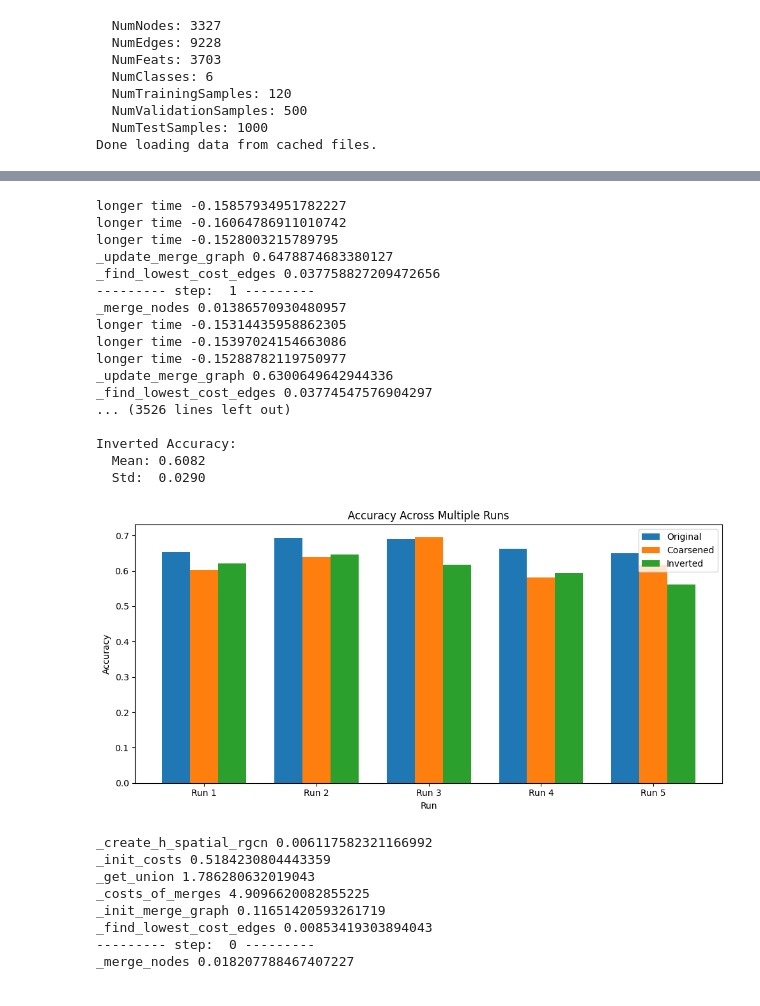
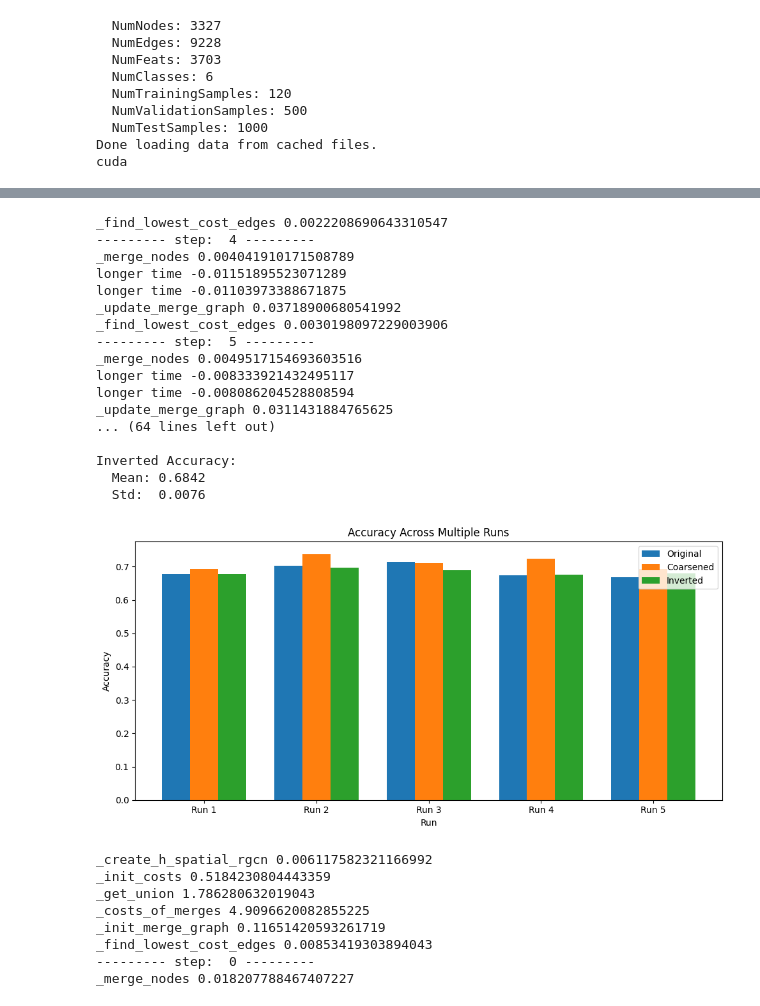
Before and after one commit to Robino-CK/convolution-matching, a Jupyter notebook: test_citeer_acc_mult.ipynb, the cells around one changed output, grey strips where cells are left out. Saved outputs shown, nothing was run; the diff lists cells and outputs as text; code cells hidden in the pictures.

```diff
--- a/test_citeer_acc_mult.ipynb
+++ b/test_citeer_acc_mult.ipynb
@@ -8,6 +9,10 @@ from Models.GNNs.HGCN import HeteroGCNCiteer
 # %%
 dataset = Citeseer()
 original_graph = dataset.load_graph()
+
+device = torch.device('cuda' if torch.cuda.is_available() else 'cpu')
+original_graph = original_graph.to(device=device)
+print(device)
 # %% [output]
   NumNodes: 3327
   NumEdges: 9228
@@ -17,6 +22,7 @@ original_graph = dataset.load_graph()
   NumValidationSamples: 500
   NumTestSamples: 1000
 Done loading data from cached files.
+cuda
 # %%
 # 2. Utility: create train/val/test indices and corresponding labels
 
@@ -48,9 +54,9 @@ def get_splits_and_labels(hetero_graph, ntype='paper',train_ratio=0.1, val_ratio
     val_indices = indices[train_size:train_size + val_size]
     test_indices = indices[train_size + val_size:]
 
-    train_mask = torch.zeros(num_papers, dtype=torch.bool)
-    val_mask = torch.zeros(num_papers, dtype=torch.bool)
-    test_mask = torch.zeros(num_papers, dtype=torch.bool)
+    train_mask = torch.zeros(num_papers, dtype=torch.bool, device=device)
+    val_mask = torch.zeros(num_papers, dtype=torch.bool, device=device)
+    test_mask = torch.zeros(num_papers, dtype=torch.bool, device=device)
 
     train_mask[train_indices] = True
     val_mask[val_indices] = True
@@ -80,7 +86,7 @@ def get_splits_and_labels(hetero_graph, ntype='paper',train_ratio=0.1, val_ratio
     }
 
 # Example usage:
-data_splits_orig = get_splits_and_labels(original_graph)
+#data_splits_orig = get_splits_and_labels(original_graph)
 # %%
 import torch
 import torch.nn.functional as F
@@ -93,6 +99,7 @@ def run_multiple_experiments(original_graph, coarsend_graph, mapping, get_splits
     original_accuracies = []
     coarsened_accuracies = []
     inverted_accuracies = []
+
 
     for run in range(num_runs):
         print(f"\n========== Run {run+1} ==========\n")
@@ -118,8 +125,11 @@ def run_multiple_experiments(original_graph, coarsend_graph, mapping, get_splits
                                      out_dim=6, rel_names=original_graph.etypes)
         optimizer_original = torch.optim.Adam(model_original.parameters(), lr=0.01, weight_decay=5e-4)
 
+        model_coarsened = model_original.to(device=device)
+
         model_coarsened = model_class(in_dim=feat_coar[target_node_type].shape[1], hidden_dim=64,
                                       out_dim=6, rel_names=original_graph.etypes)
+        model_coarsened = model_coarsened.to(device=device)
         optimizer_coarsened = torch.optim.Adam(model_coarsened.parameters(), lr=0.01, weight_decay=5e-4)
 
         def train(model, graph, feats, labels, train_idx, optimizer):
@@ -200,22 +210,22 @@ def run_multiple_experiments(original_graph, coarsend_graph, mapping, get_splits
     plt.tight_layout()
     plt.show()
 # %%
-coarsener =  HeteroCoarsener(None,original_graph, 0.1, num_nearest_per_etype=200, num_nearest_neighbors=200,pairs_per_level=10, is_neighboring_h=True, is_adj=True) #, device="cpu"
-
+coarsener =  HeteroCoarsener(None,original_graph, 0.1, num_nearest_per_etype=10, num_nearest_neighbors=10,pairs_per_level=10, is_neighboring_h=True, is_adj=True) #, device="cpu"
+torch.cuda.empty_cache()
 #coarsener = HeteroCoarsener(None,original_graph, 0.1, num_nearest_per_etype=30, num_nearest_neighbors=30,pairs_per_level=10, is_neighboring_h= False) #
 coarsener.init_step()
 isNewMerges = True
-for i in range(1000):
+for i in range(10):
     if not isNewMerges:
         break
     print("--------- step: " , i , "---------" )
     isNewMerges = coarsener.iteration_step()
 
 coarsend_graph = coarsener.get_coarsend_graph()
-coarsend_graph = coarsend_graph.cpu()
+#coarsend_graph = coarsend_graph.cpu()
 mapping = coarsener.get_mapping("paper")
 labels = coarsener._get_labels(mapping, "paper")
-coarsend_graph.nodes["paper"].data["label"] = torch.tensor([labels[i] for i in range(len(labels))])
+coarsend_graph.nodes["paper"].data["label"] = torch.tensor([labels[i] for i in range(len(labels))], device=device)
 print("ratio", coarsend_graph.num_nodes()/ original_graph.num_nodes() )
 
 run_multiple_experiments(
@@ -239,21 +258,21 @@ _merge_nodes 0.01822662353515625
-longer time -0.15857934951782227
-longer time -0.16064786911010742
-longer time -0.1528003215789795
-_update_merge_graph 0.6478874683380127
-_find_lowest_cost_edges 0.037758827209472656
---------- step:  1 ---------
-_merge_nodes 0.01386570930480957
-longer time -0.15314435958862305
-longer time -0.15397024154663086
-longer time -0.15288782119750977
-_update_merge_graph 0.6300649642944336
-_find_lowest_cost_edges 0.03774547576904297
-... (3526 lines left out)
+_find_lowest_cost_edges 0.0022208690643310547
+--------- step:  4 ---------
+_merge_nodes 0.004041910171508789
+longer time -0.01151895523071289
+longer time -0.01103973388671875
+_update_merge_graph 0.03718900680541992
+_find_lowest_cost_edges 0.0030198097229003906
+--------- step:  5 ---------
+_merge_nodes 0.0049517154693603516
+longer time -0.008333921432495117
+longer time -0.008086204528808594
+_update_merge_graph 0.0311431884765625
+... (64 lines left out)
 
 Inverted Accuracy:
-  Mean: 0.6082
-  Std:  0.0290
+  Mean: 0.6842
+  Std:  0.0076
-[figure, old version]
+[figure, new version]
 # %%
 
 coarsener = HeteroCoarsener(None,original_graph, 0.1, num_nearest_per_etype=100, num_nearest_neighbors=100,pairs_per_level=10) #
```
Also changed, not shown: parts of 2 cells of this notebook.
